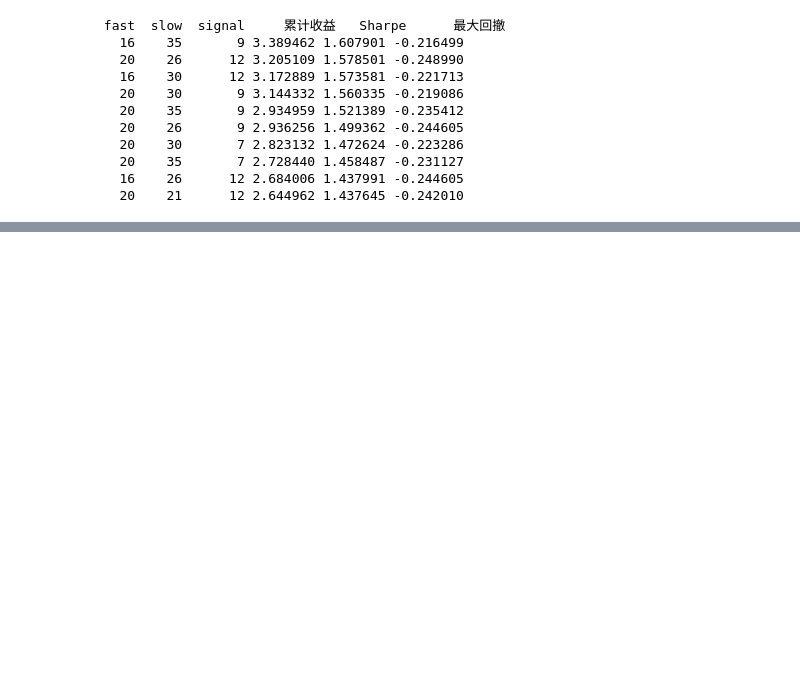
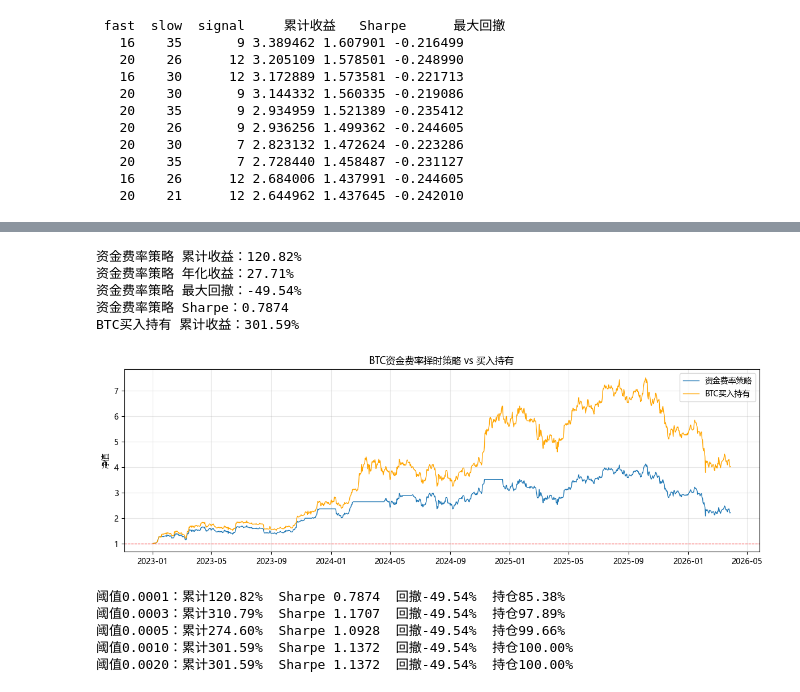
Before and after one commit to gh59/quant-research, a Jupyter notebook: 04_crypto/01_crypto_data.ipynb, the cells around one changed output, grey strips where cells are left out. Cells and saved outputs as stored; diff of their text form; code cells hidden in the pictures; blank space fills up the shorter version.

```diff
--- a/04_crypto/01_crypto_data.ipynb
+++ b/04_crypto/01_crypto_data.ipynb
@@ -344,0 +688,65 @@ print(df_results.head(10).to_string(index=False))
+# %%
+# 资金费率择时回测
+ret = close_btc.pct_change().dropna()
+sig = signal_funding.shift(1).dropna()
+common = ret.index.intersection(sig.index)
+strat_ret = ret[common] * sig[common]
+
+portfolio_funding = (1 + strat_ret).cumprod()
+buy_hold = (1 + ret[common]).cumprod()
+
+# 指标
+total_ret = portfolio_funding.iloc[-1] - 1
+annual_ret = (1 + total_ret) ** (365/len(portfolio_funding)) - 1
+max_dd = ((portfolio_funding - portfolio_funding.cummax()) / portfolio_funding.cummax()).min()
+sharpe = strat_ret.mean() / strat_ret.std() * np.sqrt(365)
+bh_ret = buy_hold.iloc[-1] - 1
+
+print(f"资金费率策略 累计收益：{total_ret:.2%}")
+print(f"资金费率策略 年化收益：{annual_ret:.2%}")
+print(f"资金费率策略 最大回撤：{max_dd:.2%}")
+print(f"资金费率策略 Sharpe：{sharpe:.4f}")
+print(f"BTC买入持有 累计收益：{bh_ret:.2%}")
+
+# 画图
+plt.figure(figsize=(12, 4))
+plt.plot(portfolio_funding.index, portfolio_funding, linewidth=1, label="资金费率策略")
+plt.plot(buy_hold.index, buy_hold, linewidth=1, label="BTC买入持有", color="orange")
+plt.axhline(y=1, color="red", linewidth=0.8, linestyle="--")
+plt.title("BTC资金费率择时策略 vs 买入持有")
+plt.ylabel("净值")
+plt.legend()
+plt.grid(True, alpha=0.3)
+plt.tight_layout()
+plt.show()
+# %% [output]
+资金费率策略 累计收益：120.82%
+资金费率策略 年化收益：27.71%
+资金费率策略 最大回撤：-49.54%
+资金费率策略 Sharpe：0.7874
+BTC买入持有 累计收益：301.59%
+[figure, added]
+# %%
+# 测试不同资金费率阈值
+for threshold in [0.0001, 0.0003, 0.0005, 0.001, 0.002]:
+    signal = pd.Series(1, index=common_dates)
+    signal[funding_signal > threshold] = 0
+
+    ret = close_btc.pct_change().dropna()
+    sig = signal.shift(1).dropna()
+    common = ret.index.intersection(sig.index)
+    strat_ret = ret[common] * sig[common]
+
+    pv = (1 + strat_ret).cumprod()
+    sharpe = strat_ret.mean() / strat_ret.std() * np.sqrt(365)
+    total_ret = pv.iloc[-1] - 1
+    dd = ((pv - pv.cummax()) / pv.cummax()).min()
+    holding = signal.mean()
+
+    print(f"阈值{threshold:.4f}：累计{total_ret:.2%}  Sharpe {sharpe:.4f}  回撤{dd:.2%}  持仓{holding:.2%}")
+# %% [output]
+阈值0.0001：累计120.82%  Sharpe 0.7874  回撤-49.54%  持仓85.38%
+阈值0.0003：累计310.79%  Sharpe 1.1707  回撤-49.54%  持仓97.89%
+阈值0.0005：累计274.60%  Sharpe 1.0928  回撤-49.54%  持仓99.66%
+阈值0.0010：累计301.59%  Sharpe 1.1372  回撤-49.54%  持仓100.00%
+阈值0.0020：累计301.59%  Sharpe 1.1372  回撤-49.54%  持仓100.00%
```
Also changed, not shown: parts of 11 cells of this notebook, 2 other files.
